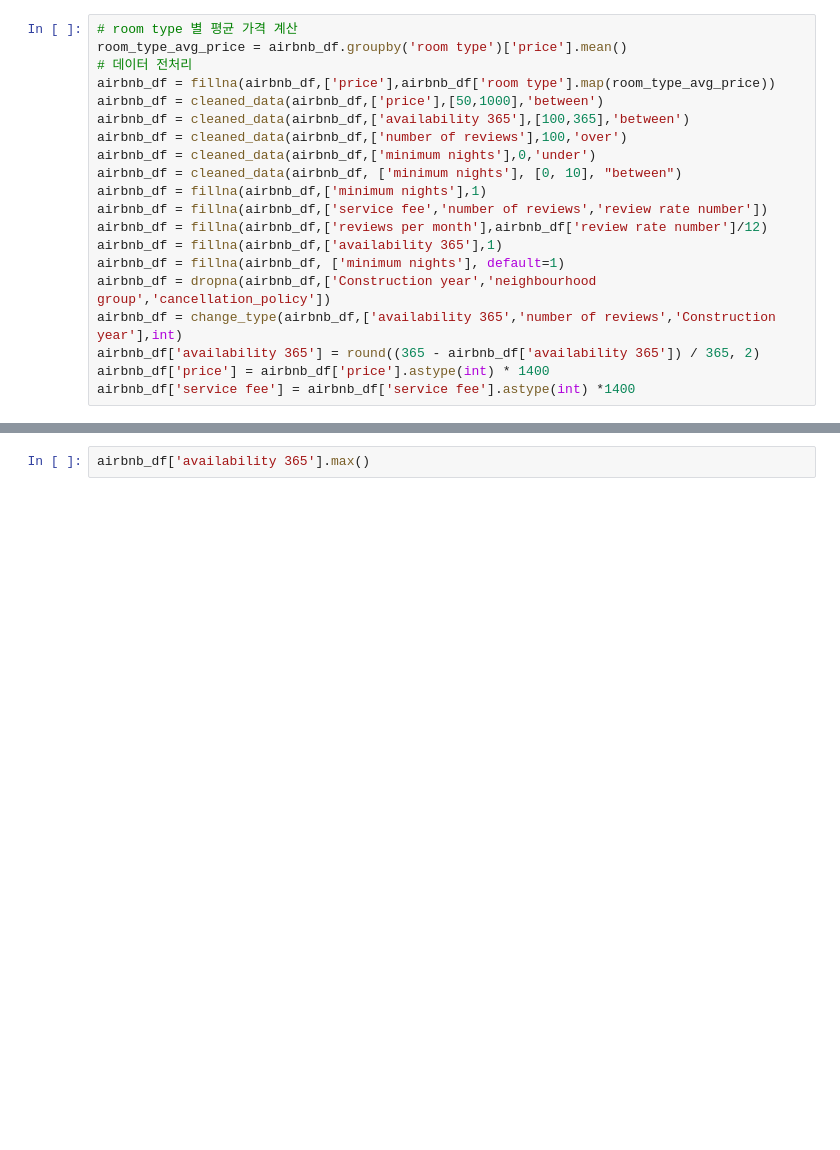
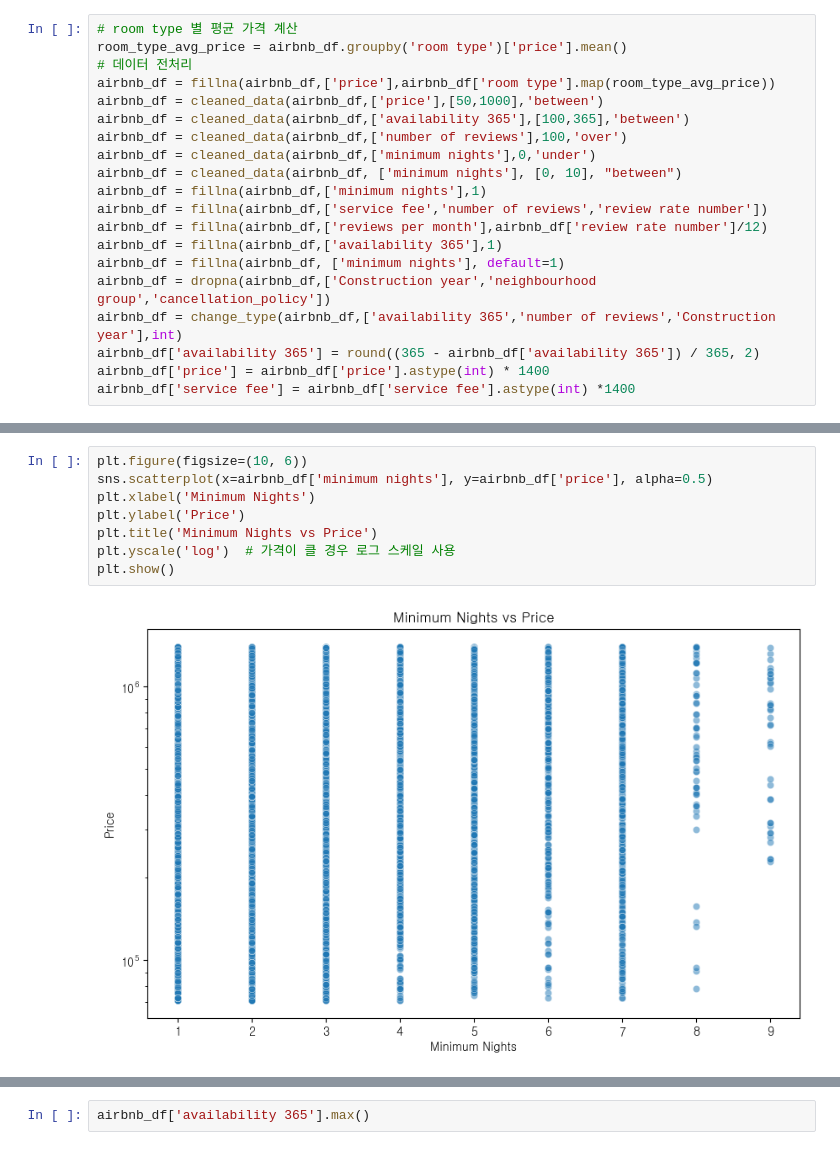
Before and after one commit to Nadaeji/airbnb-eda-insights, a Jupyter notebook: visualization/EDA 3.ipynb, the cells around one changed output, grey strips where cells are left out. Saved outputs shown, nothing was run; the diff lists cells and outputs as text; blank space fills up the shorter version.

```diff
--- a/visualization/EDA 3.ipynb
+++ b/visualization/EDA 3.ipynb
@@ -217,0 +235,10 @@ airbnb_df['service fee'] = airbnb_df['service fee'].astype(int) *1400
+# %%
+plt.figure(figsize=(10, 6))
+sns.scatterplot(x=airbnb_df['minimum nights'], y=airbnb_df['price'], alpha=0.5)
+plt.xlabel('Minimum Nights')
+plt.ylabel('Price')
+plt.title('Minimum Nights vs Price')
+plt.yscale('log')  # 가격이 클 경우 로그 스케일 사용
+plt.show()
+# %% [output]
+[figure, added]
```
Also changed, not shown: parts of 7 cells of this notebook.
